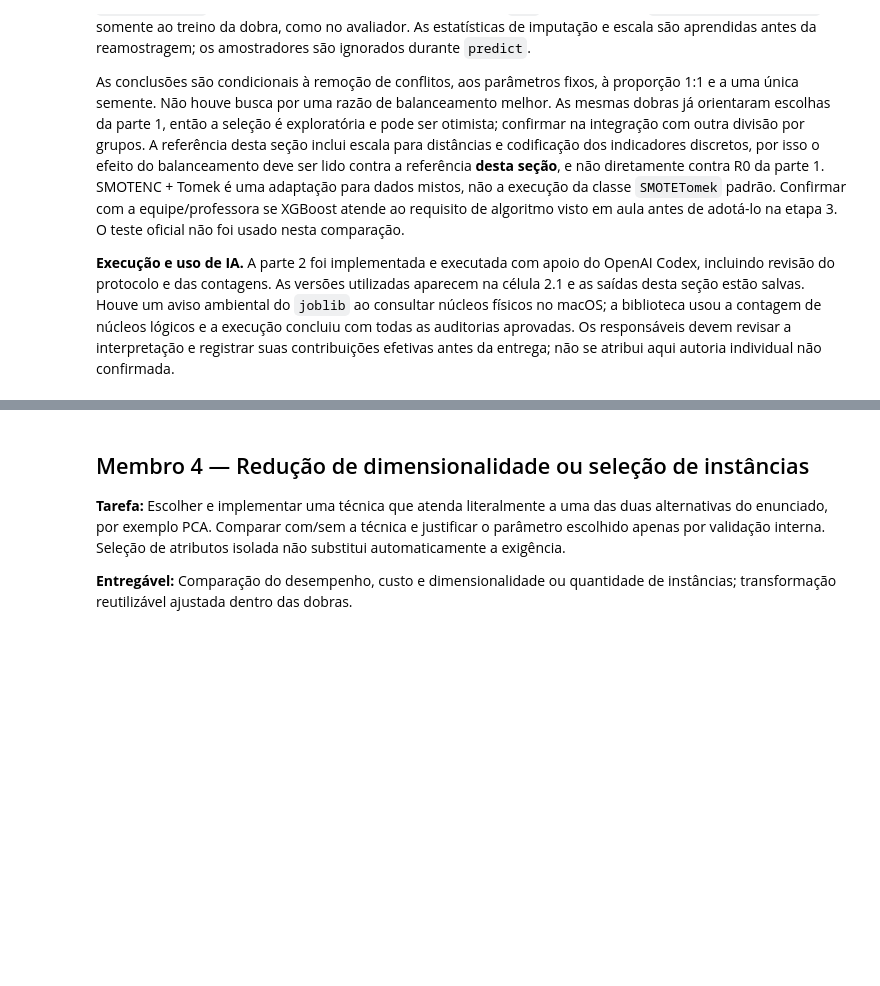
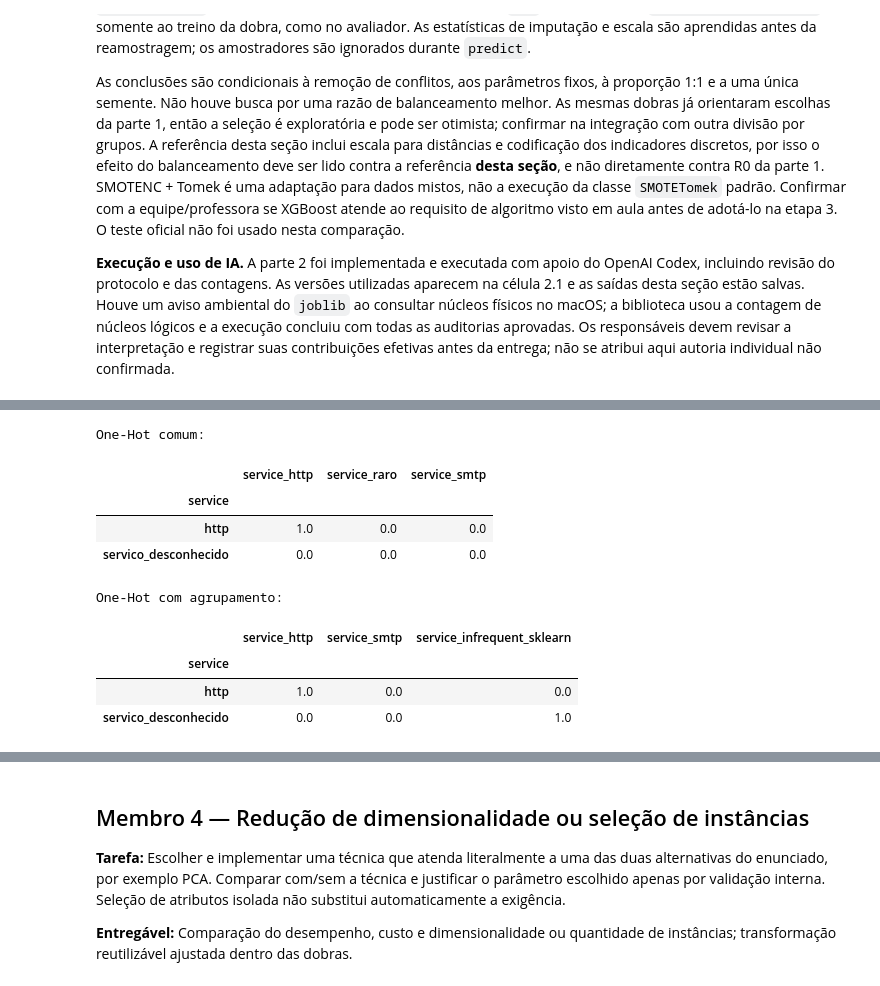
Before and after one commit to matheusmra/tp-ia, a Jupyter notebook: notebooks/02_pre_processamento.ipynb, the cells around one changed output, grey strips where cells are left out. Saved outputs shown, nothing was run; the diff lists cells and outputs as text; code cells hidden in the pictures; blank space fills up the shorter version.

```diff
--- a/notebooks/02_pre_processamento.ipynb
+++ b/notebooks/02_pre_processamento.ipynb
@@ -914,0 +1056,31 @@ As conclusões são condicionais à remoção de conflitos, aos parâmetros fixo
+# %%
+exemplo_treino_m3 = pd.DataFrame({"service": ["http", "http", "smtp", "smtp", "raro"]})
+exemplo_novo_m3 = pd.DataFrame({"service": ["http", "servico_desconhecido"]})
+
+encoders_exemplo_m3 = {
+    "One-Hot comum": OneHotEncoder(handle_unknown="ignore", sparse_output=False),
+    "One-Hot com agrupamento": OneHotEncoder(
+        handle_unknown="infrequent_if_exist", min_frequency=2, sparse_output=False
+    )
+}
+
+for nome, encoder in encoders_exemplo_m3.items():
+    encoder.fit(exemplo_treino_m3)
+    transformado = encoder.transform(exemplo_novo_m3)
+    print(f"\n{nome}:")
+    display(pd.DataFrame(
+        transformado,
+        columns=encoder.get_feature_names_out(),
+        index=exemplo_novo_m3["service"]
+    ))
+# %% [output]
+One-Hot comum:
+|  | service_http | service_raro | service_smtp |
+| service |  |  |  |
+| http | 1.0 | 0.0 | 0.0 |
+| servico_desconhecido | 0.0 | 0.0 | 0.0 |
+One-Hot com agrupamento:
+|  | service_http | service_smtp | service_infrequent_sklearn |
+| service |  |  |  |
+| http | 1.0 | 0.0 | 0.0 |
+| servico_desconhecido | 0.0 | 0.0 | 1.0 |
```
Also changed, not shown: parts of 16 cells of this notebook.
